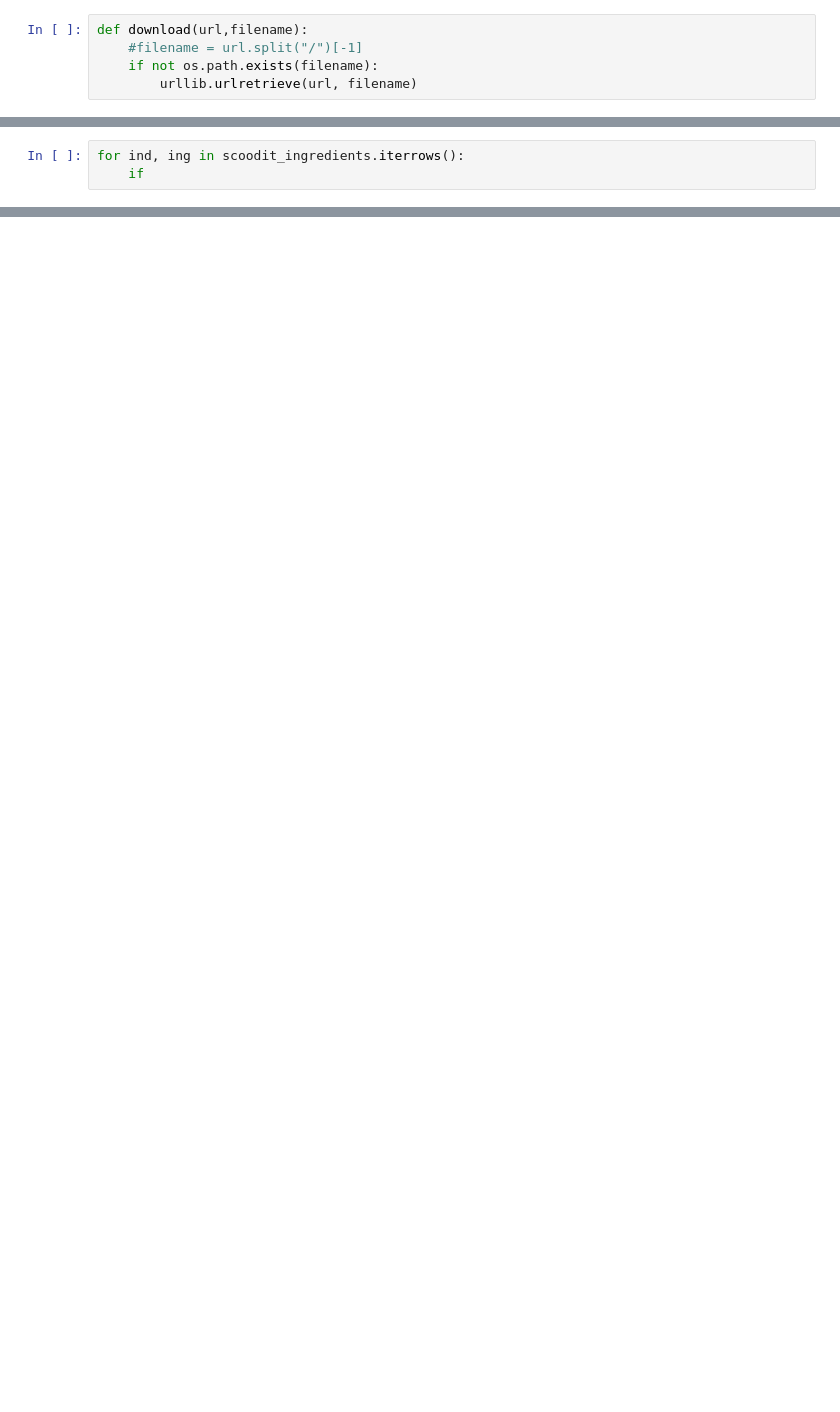
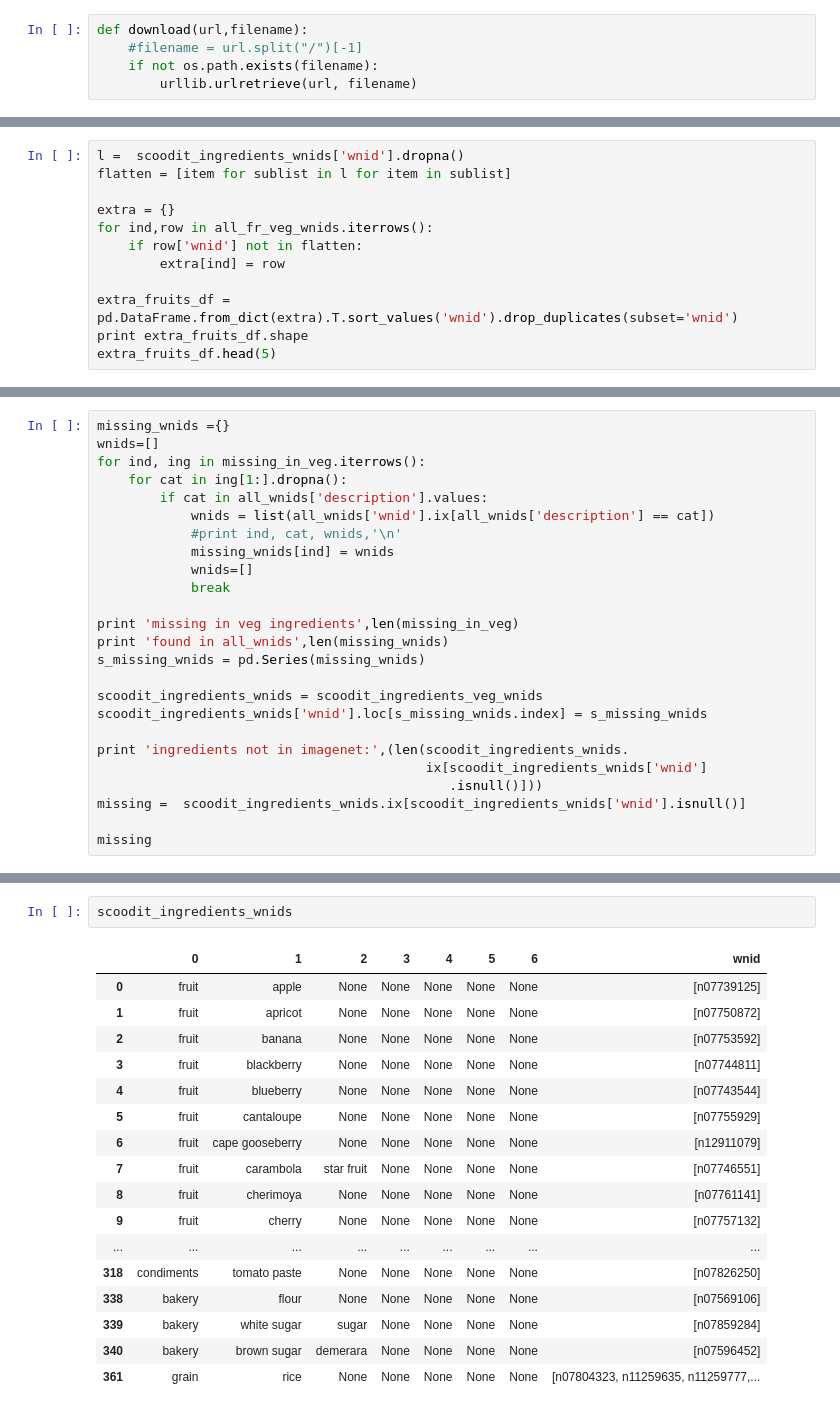
Before and after one commit to nsckir/groceries-classification, a Jupyter notebook: notebooks/01_nsckir_collect_required_imagenet_synsets.ipynb, the cells around one changed output, grey strips where cells are left out. Drawn from its saved outputs; the diff is of its cells as text; blank space fills up the shorter version.

Commit message:
collecting imagenet wnids

```diff
--- a/notebooks/01_nsckir_collect_required_imagenet_synsets.ipynb
+++ b/notebooks/01_nsckir_collect_required_imagenet_synsets.ipynb
@@ -189,3 +15,0 @@ scoodit_ingredients.head()
-# %%
-for ind, ing in scoodit_ingredients.iterrows():
-    if
@@ -243,0 +207,12 @@ test2.ix[test2['Group'] == 'seafood']
+# %%
+l =  scoodit_ingredients_wnids['wnid'].dropna()
+flatten = [item for sublist in l for item in sublist]
+
+extra = {}
+for ind,row in all_fr_veg_wnids.iterrows():
+    if row['wnid'] not in flatten:
+        extra[ind] = row
+
+extra_fruits_df = pd.DataFrame.from_dict(extra).T.sort_values('wnid').drop_duplicates(subset='wnid')
+print extra_fruits_df.shape
+extra_fruits_df.head(5)
@@ -243,0 +256,25 @@ test2.ix[test2['Group'] == 'seafood']
+# %%
+missing_wnids ={}
+wnids=[]
+for ind, ing in missing_in_veg.iterrows():
+    for cat in ing[1:].dropna():
+        if cat in all_wnids['description'].values:
+            wnids = list(all_wnids['wnid'].ix[all_wnids['description'] == cat])
+            #print ind, cat, wnids,'\n'
+            missing_wnids[ind] = wnids
+            wnids=[]
+            break
+
+print 'missing in veg ingredients',len(missing_in_veg)
+print 'found in all_wnids',len(missing_wnids)
+s_missing_wnids = pd.Series(missing_wnids)
+
+scoodit_ingredients_wnids = scoodit_ingredients_veg_wnids
+scoodit_ingredients_wnids['wnid'].loc[s_missing_wnids.index] = s_missing_wnids
+
+print 'ingredients not in imagenet:',(len(scoodit_ingredients_wnids.
+                                          ix[scoodit_ingredients_wnids['wnid']
+                                             .isnull()]))
+missing =  scoodit_ingredients_wnids.ix[scoodit_ingredients_wnids['wnid'].isnull()]
+
+missing
@@ -243,0 +293,20 @@ test2.ix[test2['Group'] == 'seafood']
+# %%
+scoodit_ingredients_wnids
+# %% [output]
+|  | 0 | 1 | 2 | 3 | 4 | 5 | 6 | wnid |
+| 0 | fruit | apple | None | None | None | None | None | [n07739125] |
+| 1 | fruit | apricot | None | None | None | None | None | [n07750872] |
+| 2 | fruit | banana | None | None | None | None | None | [n07753592] |
+| 3 | fruit | blackberry | None | None | None | None | None | [n07744811] |
+| 4 | fruit | blueberry | None | None | None | None | None | [n07743544] |
+| 5 | fruit | cantaloupe | None | None | None | None | None | [n07755929] |
+| 6 | fruit | cape gooseberry | None | None | None | None | None | [n12911079] |
+| 7 | fruit | carambola | star fruit | None | None | None | None | [n07746551] |
+| 8 | fruit | cherimoya | None | None | None | None | None | [n07761141] |
+| 9 | fruit | cherry | None | None | None | None | None | [n07757132] |
+| ... | ... | ... | ... | ... | ... | ... | ... | ... |
+| 318 | condiments | tomato paste | None | None | None | None | None | [n07826250] |
+| 338 | bakery | flour | None | None | None | None | None | [n07569106] |
+| 339 | bakery | white sugar | sugar | None | None | None | None | [n07859284] |
+| 340 | bakery | brown sugar | demerara | None | None | None | None | [n07596452] |
+| 361 | grain | rice | None | None | None | None | None | [n07804323, n11259635, n11259777,... |
```
Also changed, not shown: parts of 37 cells of this notebook.
